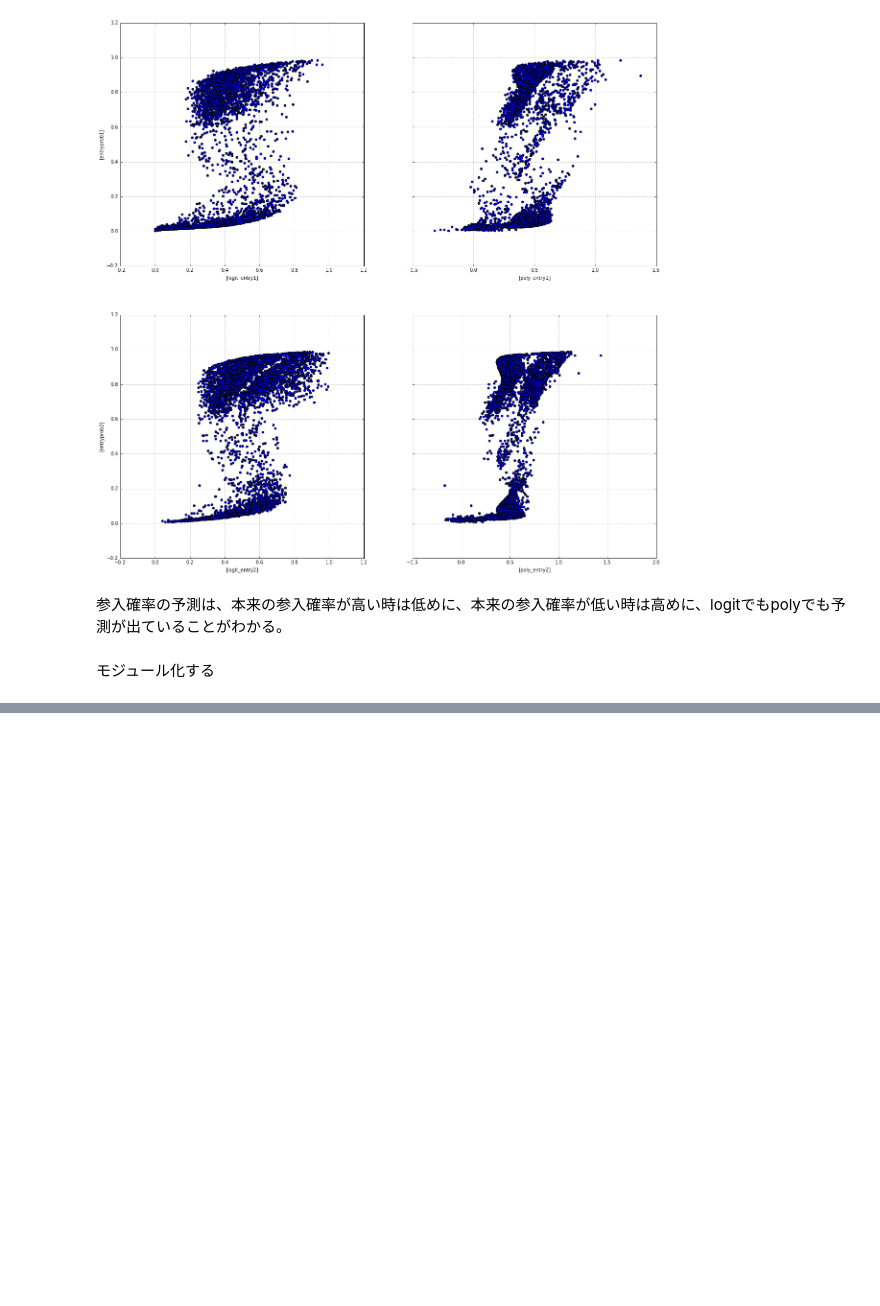
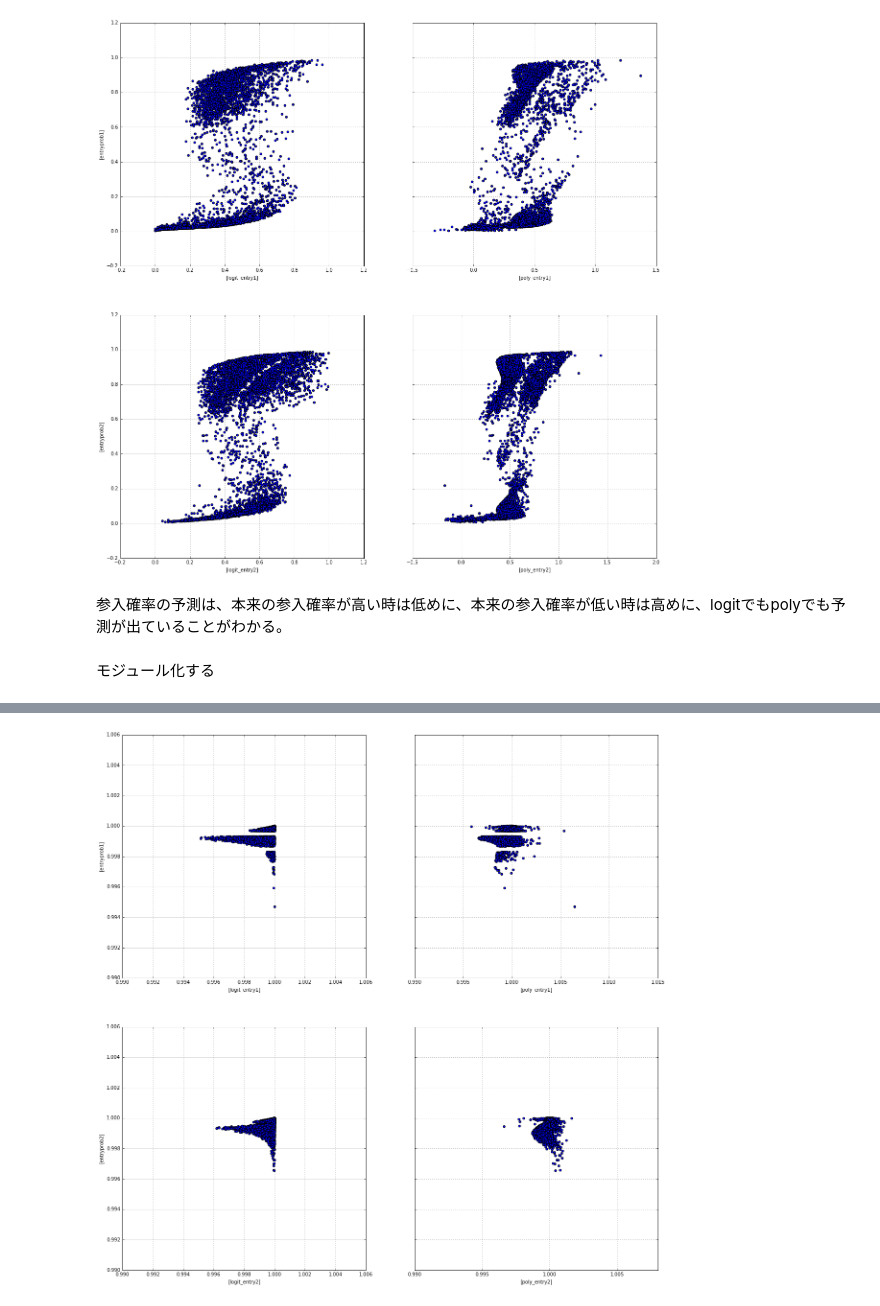
Before and after one commit to keiikegami/multiplicity, a Jupyter notebook: single_equilibrium_assumption.ipynb, the cells around one changed output, grey strips where cells are left out. Cells and saved outputs as stored; diff of their text form; code cells hidden in the pictures; blank space fills up the shorter version.

```diff
--- a/single_equilibrium_assumption.ipynb
+++ b/single_equilibrium_assumption.ipynb
@@ -151,0 +131,5 @@ def scatter(data):
+# %%
+# param2
+pre.scatter(df2)
+# %% [output]
+[figure, added]
```
Also changed, not shown: parts of 6 cells of this notebook, 1 other file.
